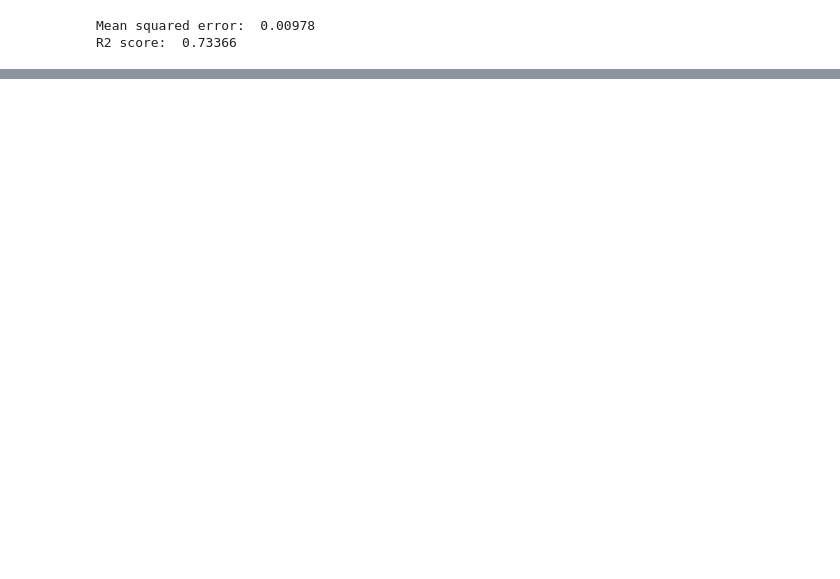
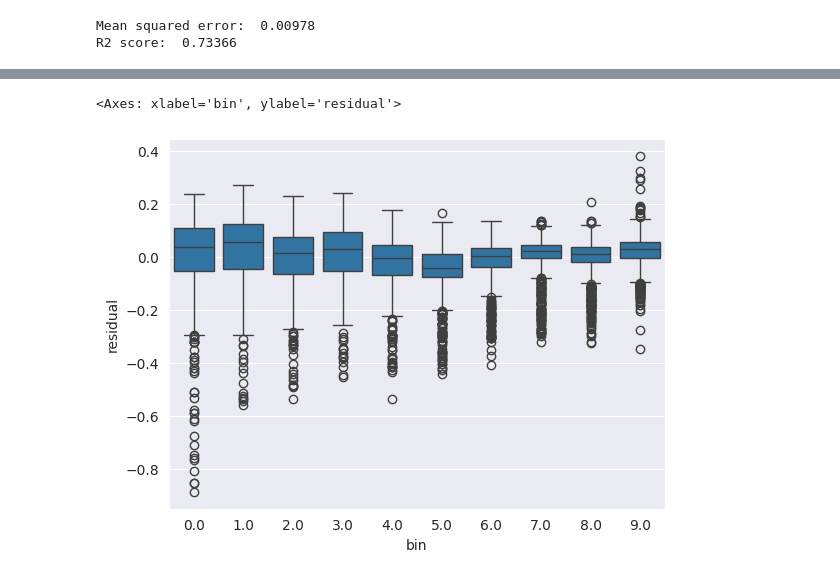
Before and after one commit to jiehanzhu/example_collection, a Jupyter notebook: insurance/Loss Cost Modeling.ipynb, the cells around one changed output, grey strips where cells are left out. Saved outputs shown, nothing was run; the diff lists cells and outputs as text; code cells hidden in the pictures; blank space fills up the shorter version.

```diff
--- a/insurance/Loss Cost Modeling.ipynb
+++ b/insurance/Loss Cost Modeling.ipynb
@@ -452,3 +457,10 @@ double check the math:  [0.15517165 0.27699453 0.32953881 0.3608721  0.36211649
+# %%
+# create grouped boxplot
+sns.boxplot(x = lift.data['bin'],
+            y = lift.data['residual'])
+# %% [output]
+<Axes: xlabel='bin', ylabel='residual'>
+[figure, added]
 # %%
 # Lift Chart
 lift = LiftChart(y_dev_log, yhat_dev_log)
```
Also changed, not shown: parts of 12 cells of this notebook, 2 other files.
